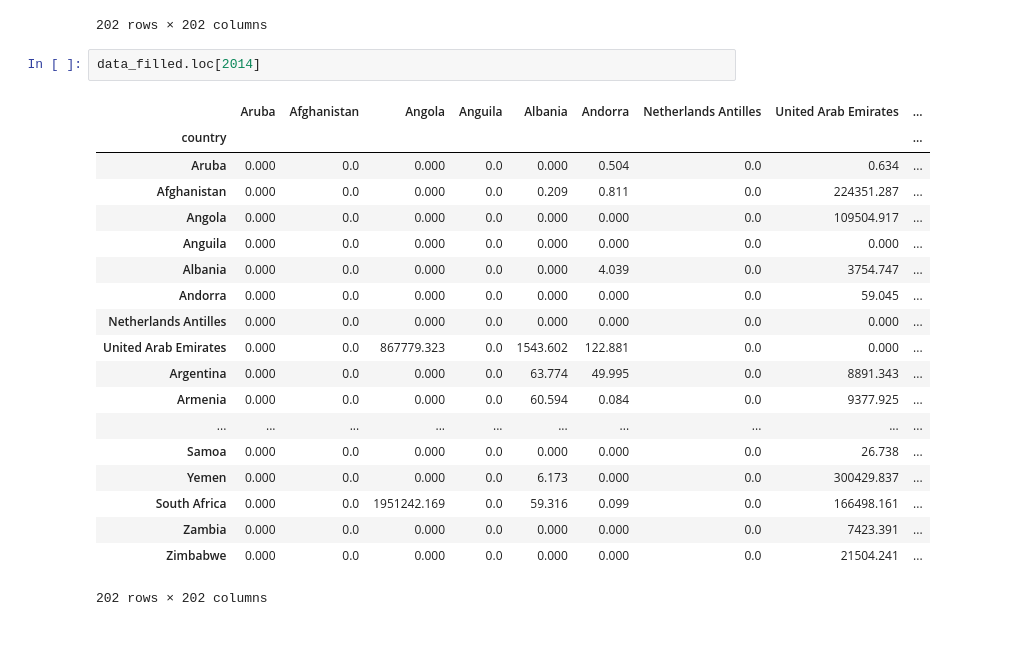
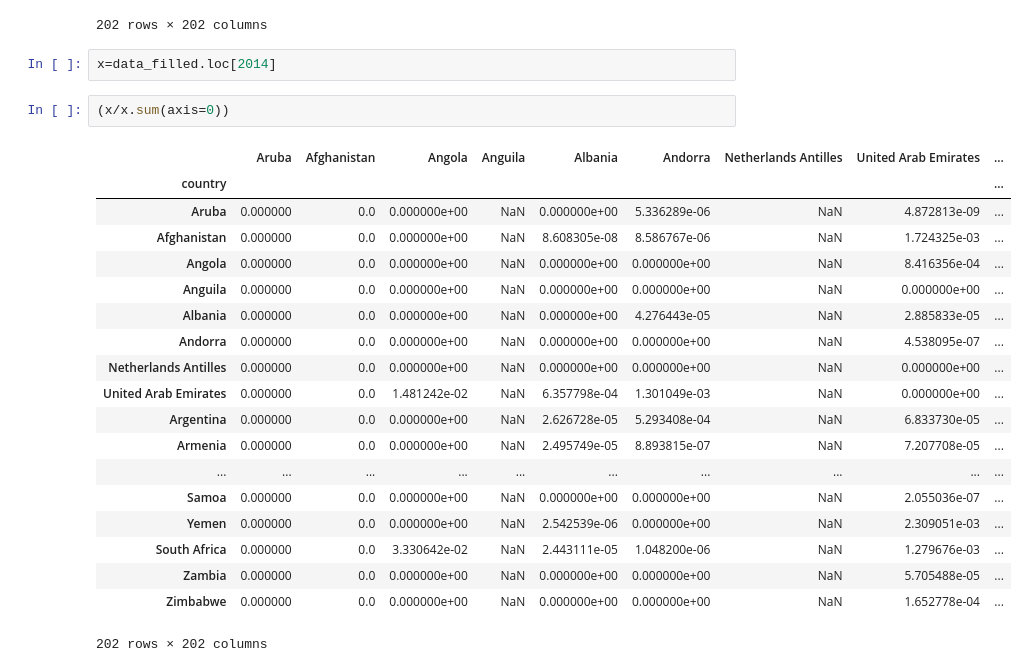
Before and after one commit to swigman/TrueEmissions, a Jupyter notebook: PythonProject.ipynb, the cells around one changed output. Saved outputs shown, nothing was run; the diff lists cells and outputs as text; blank space fills up the shorter version.

Commit message:
Data_1

```diff
--- a/PythonProject.ipynb
+++ b/PythonProject.ipynb
@@ -109,24 +109,26 @@ percentages
 | Zimbabwe | 0.000000 | 0.0 | 0.000000 | 0.0 | 0.000000e+00 | 0.000000e+00 | NaN | 7.460328e-05 | ... |
 202 rows × 202 columns
 # %%
-data_filled.loc[2014]
+x=data_filled.loc[2014]
-# %% [output]
-|  | Aruba | Afghanistan | Angola | Anguila | Albania | Andorra | Netherlands Antilles | United Arab Emirates | ... |
-| country |  |  |  |  |  |  |  |  | ... |
-| Aruba | 0.000 | 0.0 | 0.000 | 0.0 | 0.000 | 0.504 | 0.0 | 0.634 | ... |
-| Afghanistan | 0.000 | 0.0 | 0.000 | 0.0 | 0.209 | 0.811 | 0.0 | 224351.287 | ... |
-| Angola | 0.000 | 0.0 | 0.000 | 0.0 | 0.000 | 0.000 | 0.0 | 109504.917 | ... |
-| Anguila | 0.000 | 0.0 | 0.000 | 0.0 | 0.000 | 0.000 | 0.0 | 0.000 | ... |
-| Albania | 0.000 | 0.0 | 0.000 | 0.0 | 0.000 | 4.039 | 0.0 | 3754.747 | ... |
-| Andorra | 0.000 | 0.0 | 0.000 | 0.0 | 0.000 | 0.000 | 0.0 | 59.045 | ... |
-| Netherlands Antilles | 0.000 | 0.0 | 0.000 | 0.0 | 0.000 | 0.000 | 0.0 | 0.000 | ... |
-| United Arab Emirates | 0.000 | 0.0 | 867779.323 | 0.0 | 1543.602 | 122.881 | 0.0 | 0.000 | ... |
-| Argentina | 0.000 | 0.0 | 0.000 | 0.0 | 63.774 | 49.995 | 0.0 | 8891.343 | ... |
-| Armenia | 0.000 | 0.0 | 0.000 | 0.0 | 60.594 | 0.084 | 0.0 | 9377.925 | ... |
-| ... | ... | ... | ... | ... | ... | ... | ... | ... | ... |
-| Samoa | 0.000 | 0.0 | 0.000 | 0.0 | 0.000 | 0.000 | 0.0 | 26.738 | ... |
-| Yemen | 0.000 | 0.0 | 0.000 | 0.0 | 6.173 | 0.000 | 0.0 | 300429.837 | ... |
-| South Africa | 0.000 | 0.0 | 1951242.169 | 0.0 | 59.316 | 0.099 | 0.0 | 166498.161 | ... |
-| Zambia | 0.000 | 0.0 | 0.000 | 0.0 | 0.000 | 0.000 | 0.0 | 7423.391 | ... |
-| Zimbabwe | 0.000 | 0.0 | 0.000 | 0.0 | 0.000 | 0.000 | 0.0 | 21504.241 | ... |
-202 rows × 202 columns
+# %%
+(x/x.sum(axis=0))
+# %% [output]
+|  | Aruba | Afghanistan | Angola | Anguila | Albania | Andorra | Netherlands Antilles | United Arab Emirates | ... |
+| country |  |  |  |  |  |  |  |  | ... |
+| Aruba | 0.000000 | 0.0 | 0.000000e+00 | NaN | 0.000000e+00 | 5.336289e-06 | NaN | 4.872813e-09 | ... |
+| Afghanistan | 0.000000 | 0.0 | 0.000000e+00 | NaN | 8.608305e-08 | 8.586767e-06 | NaN | 1.724325e-03 | ... |
+| Angola | 0.000000 | 0.0 | 0.000000e+00 | NaN | 0.000000e+00 | 0.000000e+00 | NaN | 8.416356e-04 | ... |
+| Anguila | 0.000000 | 0.0 | 0.000000e+00 | NaN | 0.000000e+00 | 0.000000e+00 | NaN | 0.000000e+00 | ... |
+| Albania | 0.000000 | 0.0 | 0.000000e+00 | NaN | 0.000000e+00 | 4.276443e-05 | NaN | 2.885833e-05 | ... |
+| Andorra | 0.000000 | 0.0 | 0.000000e+00 | NaN | 0.000000e+00 | 0.000000e+00 | NaN | 4.538095e-07 | ... |
+| Netherlands Antilles | 0.000000 | 0.0 | 0.000000e+00 | NaN | 0.000000e+00 | 0.000000e+00 | NaN | 0.000000e+00 | ... |
+| United Arab Emirates | 0.000000 | 0.0 | 1.481242e-02 | NaN | 6.357798e-04 | 1.301049e-03 | NaN | 0.000000e+00 | ... |
+| Argentina | 0.000000 | 0.0 | 0.000000e+00 | NaN | 2.626728e-05 | 5.293408e-04 | NaN | 6.833730e-05 | ... |
+| Armenia | 0.000000 | 0.0 | 0.000000e+00 | NaN | 2.495749e-05 | 8.893815e-07 | NaN | 7.207708e-05 | ... |
+| ... | ... | ... | ... | ... | ... | ... | ... | ... | ... |
+| Samoa | 0.000000 | 0.0 | 0.000000e+00 | NaN | 0.000000e+00 | 0.000000e+00 | NaN | 2.055036e-07 | ... |
+| Yemen | 0.000000 | 0.0 | 0.000000e+00 | NaN | 2.542539e-06 | 0.000000e+00 | NaN | 2.309051e-03 | ... |
+| South Africa | 0.000000 | 0.0 | 3.330642e-02 | NaN | 2.443111e-05 | 1.048200e-06 | NaN | 1.279676e-03 | ... |
+| Zambia | 0.000000 | 0.0 | 0.000000e+00 | NaN | 0.000000e+00 | 0.000000e+00 | NaN | 5.705488e-05 | ... |
+| Zimbabwe | 0.000000 | 0.0 | 0.000000e+00 | NaN | 0.000000e+00 | 0.000000e+00 | NaN | 1.652778e-04 | ... |
+202 rows × 202 columns
```
Also changed, not shown: 3 other files.
